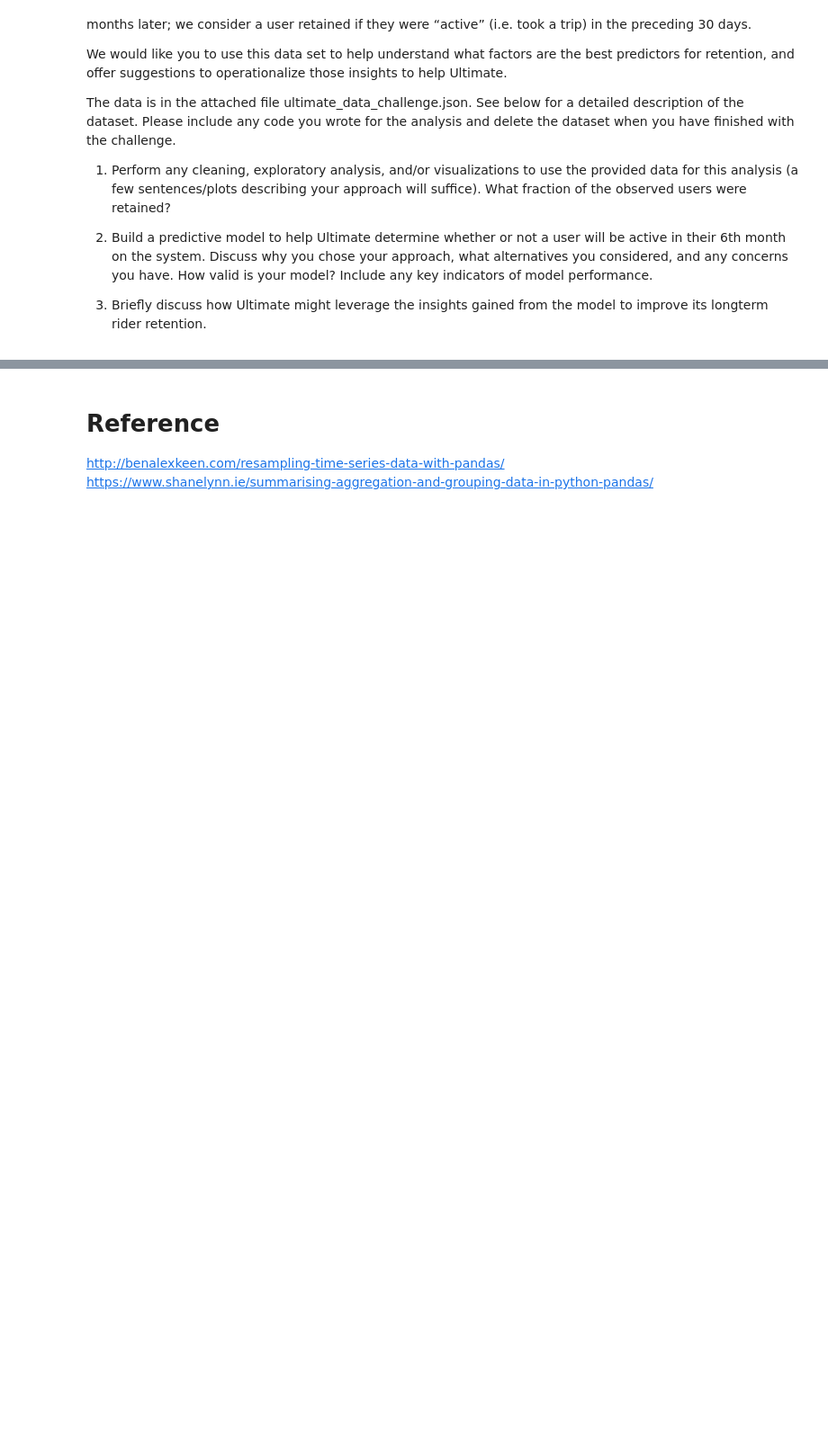
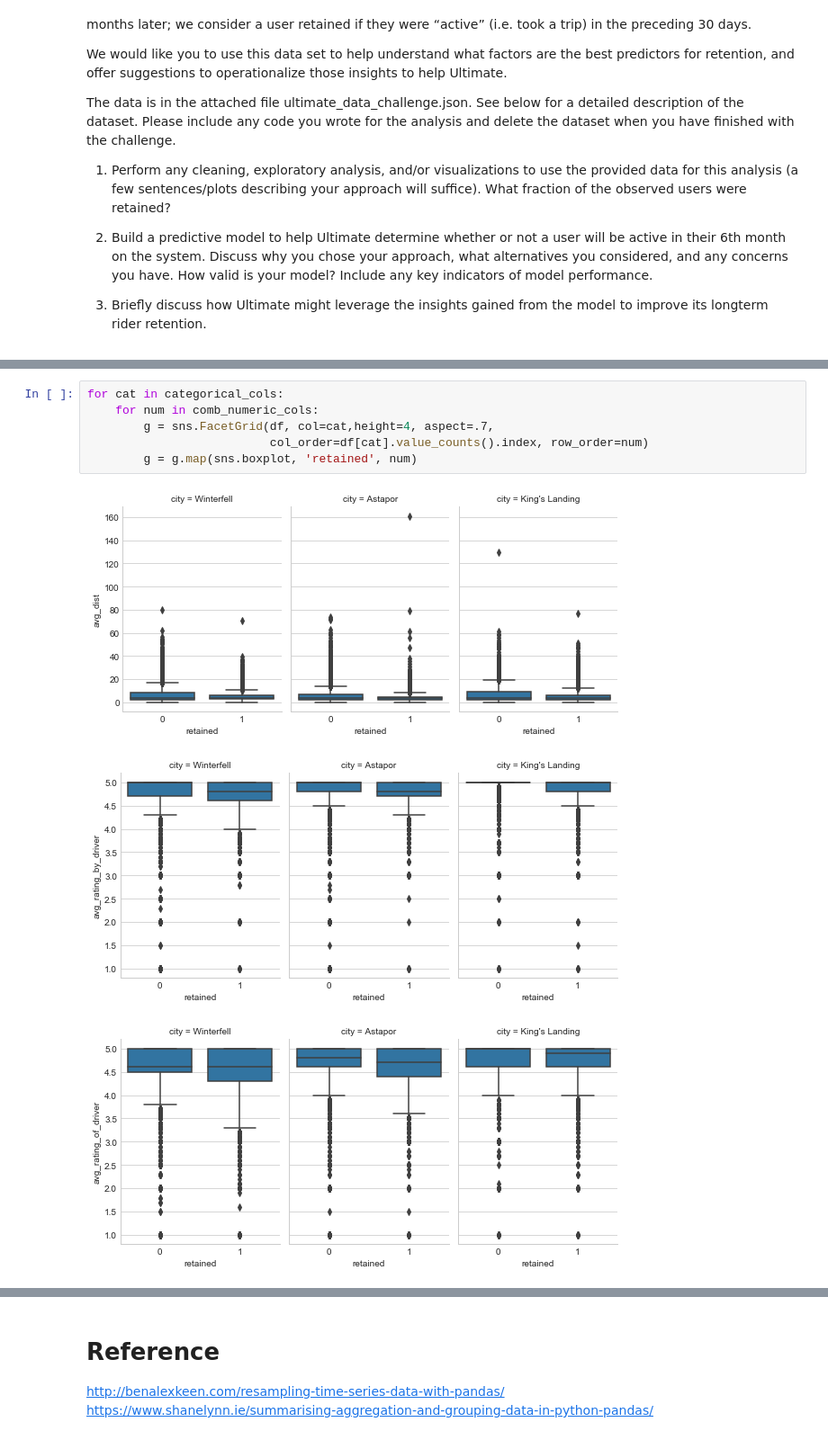
Before and after one commit to ahrimhan/springboard-course, a Jupyter notebook: take-home-challenge/ultimate_challenge/ultimate_takehome_challenge.ipynb, the cells around one changed output, grey strips where cells are left out. Shown at 90% size. Drawn from its saved outputs; the diff is of its cells as text; blank space fills up the shorter version.

```diff
--- a/take-home-challenge/ultimate_challenge/ultimate_takehome_challenge.ipynb
+++ b/take-home-challenge/ultimate_challenge/ultimate_takehome_challenge.ipynb
@@ -363,0 +600,10 @@ memory usage: 4.2+ MB
+# %%
+for cat in categorical_cols:
+    for num in comb_numeric_cols:
+        g = sns.FacetGrid(df, col=cat,height=4, aspect=.7,
+                          col_order=df[cat].value_counts().index, row_order=num)
+        g = g.map(sns.boxplot, 'retained', num)
+# %% [output]
+[figure, added]
+[figure, added]
+[figure, added]
```
Also changed, not shown: parts of 98 cells of this notebook.
